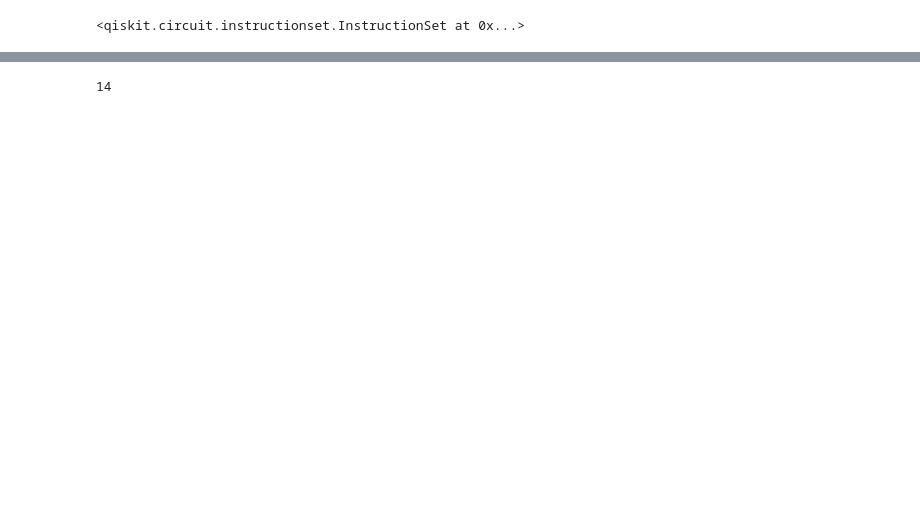
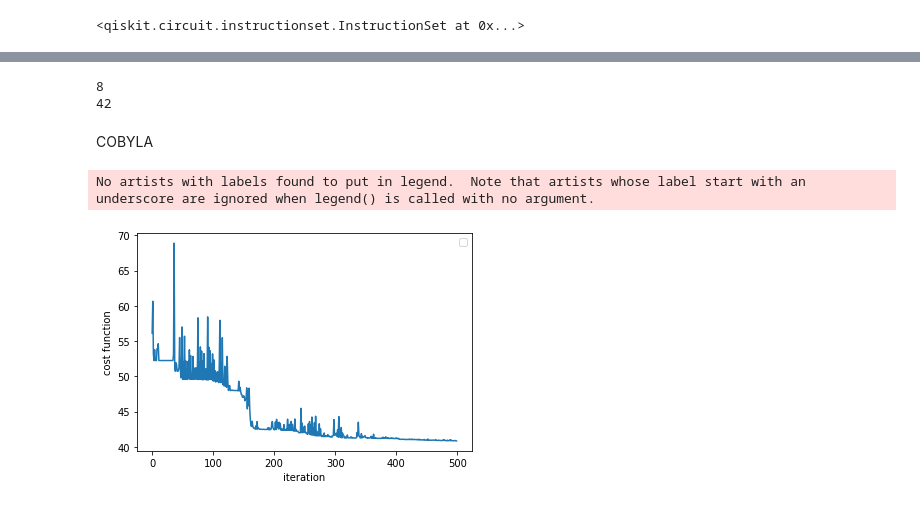
Before and after one commit to Zhelun-Li/QCNN_hardware, a Jupyter notebook: transverse_Ising.ipynb, the cells around one changed output, grey strips where cells are left out. Drawn from its saved outputs; the diff is of its cells as text; code cells hidden in the pictures; blank space fills up the shorter version.

```diff
--- a/transverse_Ising.ipynb
+++ b/transverse_Ising.ipynb
@@ -16,7 +16,7 @@ import pickle
 # %%
 VQE_training =True
 n_qubits=4
-j_coupling=0.5
+j_coupling=1
 g_coupling=1.5
 n_rep_VQEansatz=1
 
@@ -29,7 +29,7 @@ def callback_graph(x,name='loss'):
     #plt.show()
 # %%
 def getGoundState(n_qubits=n_qubits,j_coupling=j_coupling,g_coupling=g_coupling,n_rep_VQEansatz=1,nSteps=200
-                 ,learning_rate=1e-1):
+                 ,learning_rate=1e-2):
     h_coupling=j_coupling*g
     qr_VQE = QuantumRegister(n_qubits)
     qc_VQE = QuantumCircuit(qr_VQE)
@@ -239,4 +325,0 @@ qc.draw('mpl')
-# %%
-qc.num_parameters
-# %% [output]
-14
@@ -248,0 +326,49 @@ n_QCNNweights=qc.num_parameters-n_VQEparams
+# %%
+def predict(X,qc,ob,weights):
+
+    prediction=[]
+    for i in range(len(X)):
+        job=estimator.run(circuits=qc, observables=ob
+                          , parameter_values=np.concatenate([X[i],weights]))
+        jobResult=job.result().values
+        prediction.append(jobResult)
+    return np.array(prediction).flatten()
+# %%
+def cost_func(weights,X,y,qc,ob):
+    global cost_val_list
+    pred = predict(X,qc,ob,weights)
+
+    #pred=-abs(pred-params[-1])
+    cost_val=((pred-y)**2).sum()
+    cost_val_list.append(cost_val)
+
+    clear_output(wait=True)
+    plt.plot(np.arange(0,len(cost_val_list)), cost_val_list)
+    plt.xlabel('iteration')
+    plt.ylabel('cost function')
+    plt.legend()
+    plt.show()
+    return cost_val
+# %%
+estimator = Estimator()
+ob = SparsePauliOp.from_list([("I"*(n_qubits-1)+"Z" , 1 )])
+n_VQEparams=len(X_train[0])
+n_QCNNweights=qc.num_parameters-n_VQEparams
+print(n_VQEparams)
+print(n_QCNNweights)
+# %% [output]
+8
+42
+# %% [markdown]
+COBYLA
+# %%
+import scipy.optimize
+method='COBYLA'
+MaxIter=500
+initial_weights=2*np.pi*np.random.rand(n_QCNNweights)
+cost_val_list=[]
+res = scipy.optimize.minimize(cost_func, initial_weights,method=method,options={'maxiter':MaxIter}
+                              ,args=(X_train,y_train,qc,ob)) #minimize cost function via scipy
+# %% [output]
+No artists with labels found to put in legend.  Note that artists whose label start with an underscore are ignored when legend() is called with no argument.
+[figure, added]
```
Also changed, not shown: parts of 16 cells of this notebook.
